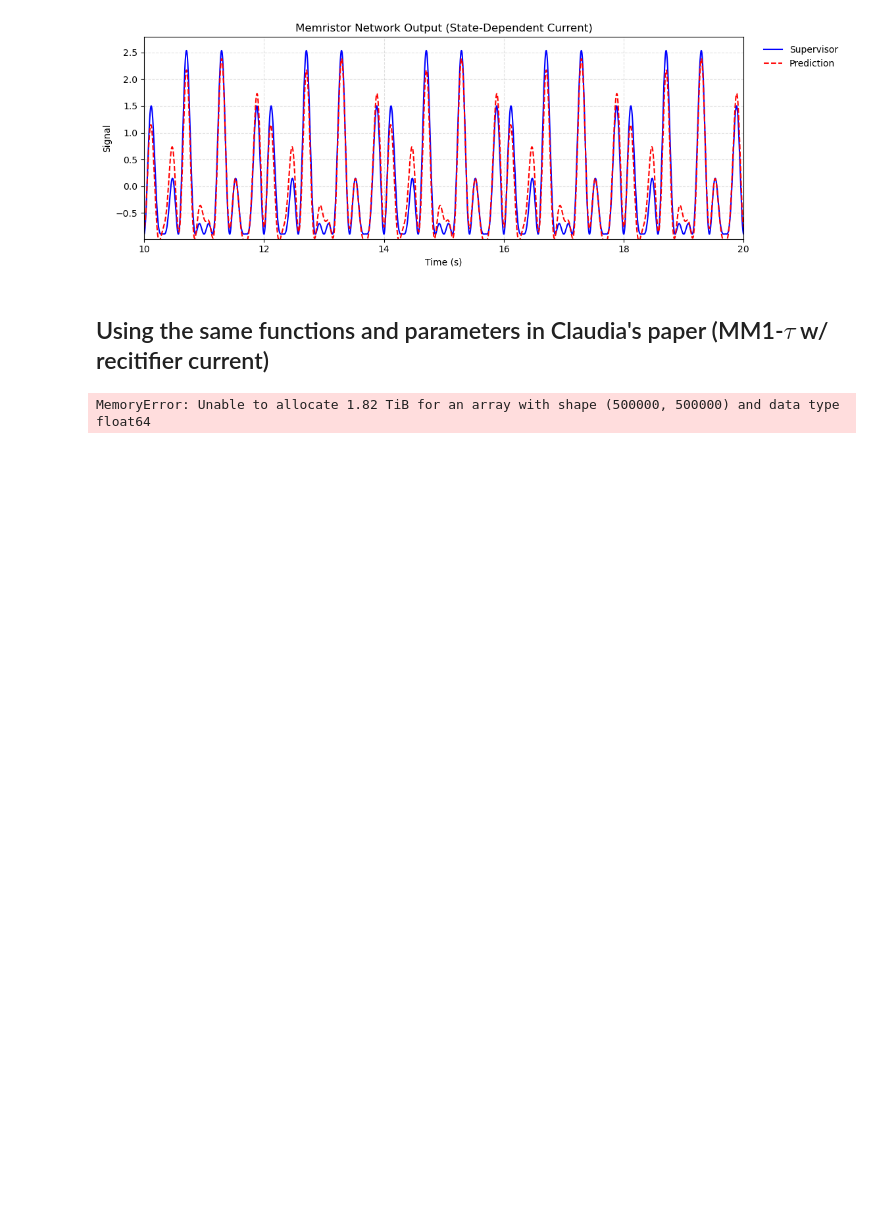
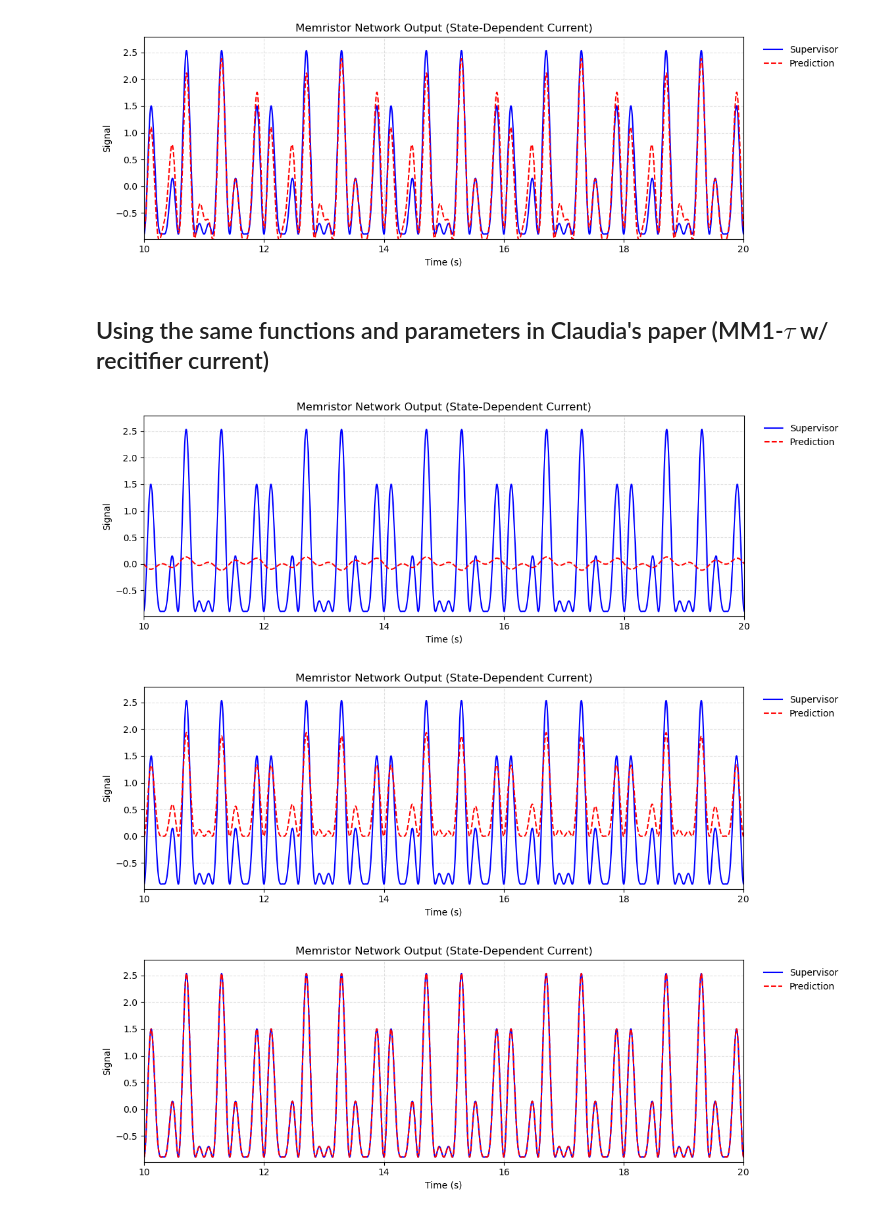
Before and after one commit to d-sim8a/Mem-RC, a Jupyter notebook: Non-Coupled Nonlinear Memristive System/General_Example_Simulation.ipynb, the cells around one changed output. Saved outputs shown, nothing was run; the diff lists cells and outputs as text; code cells hidden in the pictures; blank space fills up the shorter version.

```diff
--- a/Non-Coupled Nonlinear Memristive System/General_Example_Simulation.ipynb
+++ b/Non-Coupled Nonlinear Memristive System/General_Example_Simulation.ipynb
@@ -50,34 +50,36 @@ results3 = fn.sim_train_plot_sst(t,x.copy(),v,nu,N,params,training_sig,train_tim
 #α1, β1, α2, β2, γ, δ = 6.99172421, 0.09768957, 5.69422726, 0.01078093, 1.5903e-4, 1.00130584
 #λ1, λ2, η1, η2, η3, η4, τ =  3.31522859, 3.79686517, 0.18971782, 0.38420470, 0.18220223, 0.49678829, 0.1109234
 
 α1, β1, α2, β2, γ, δ = 6.89172421, 0.09768957 ,3.3451944, 0.010780930, 1.6138e-04, 0.99905798
 λ1, λ2, η1, η2, η3, η4, τ =  3.31522859, 3.79686517, 0.18971782, 0.38420470, 0.18220223, 0.49678829, 0.21092344
 
 
 #α1, β1, α2, β2, γ, δ = 8.345194, 0.1078093, 3.3451944, 0.01078093, 0.005, 1.039012
 #λ1, λ2, η1, η2, η3, η4, τ =  3.254168, 3.254168, 0.26103, 0.3249405, 0.26103, 0.3249405, 0.03998672
 
 T = 50
 dt = 1e-4
 t = np.arange(0, T, dt)
 nu = 1
-v_amp = 1
-v = v_amp*np.sin(2 * np.pi * nu * t)
+v_amp = 1/2
+v = v_amp*(np.sin(2 * np.pi * t * (1/nu)) + np.sin(5 * np.pi * t * (1/nu)))
 
 N = 300
 
 curr_params = [α1, β1, α2, β2, γ, δ]
 state_params = [λ1, λ2, η1, η2, η3, η4, τ]
 
 
 training_sig = v*v
 train_times = (5,10)
 train_ridge = 1e-10
 
 x = np.random.rand(N)
 
-results1 = fn.sim_train_plot_mm1_rectifier(t,x,v,nu,N,curr_params,state_params,training_sig,train_times,train_ridge,param_var=False,input_delay=False)
+results1 = fn.sim_train_plot_mm1_rectifier(t,x.copy(),v,nu,N,curr_params,state_params,training_sig,train_times,train_ridge,param_var=False,input_delay=False)
 results2 = fn.sim_train_plot_mm1_rectifier(t,x.copy(),v,nu,N,curr_params,state_params,training_sig,train_times,train_ridge,input_delay=False)
 results3 = fn.sim_train_plot_mm1_rectifier(t,x.copy(),v,nu,N,curr_params,state_params,training_sig,train_times,train_ridge)
 # %% [output]
-MemoryError: Unable to allocate 1.82 TiB for an array with shape (500000, 500000) and data type float64
+[figure, added]
+[figure, added]
+[figure, added]
```
Also changed, not shown: parts of 1 cell of this notebook.
